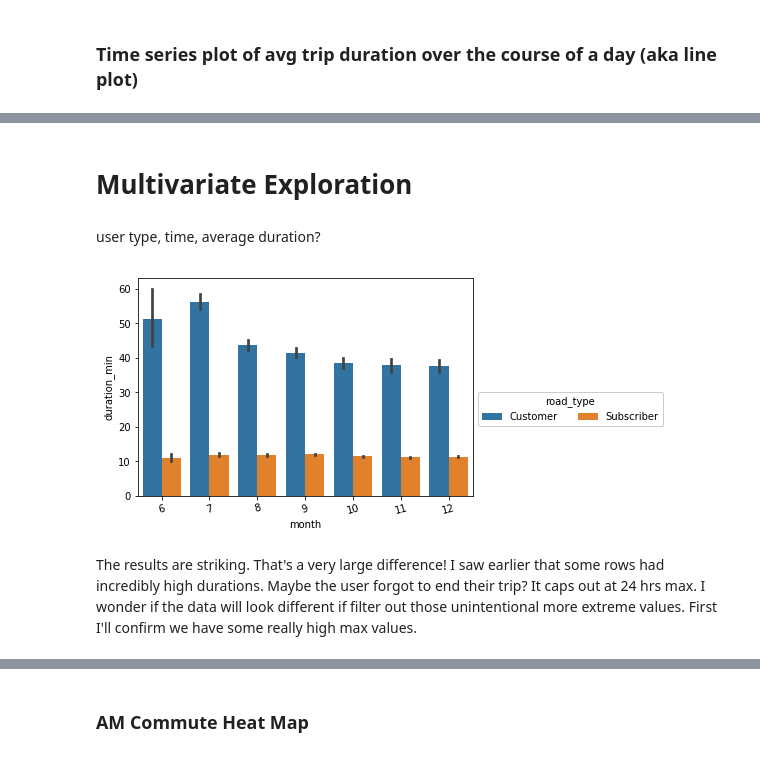
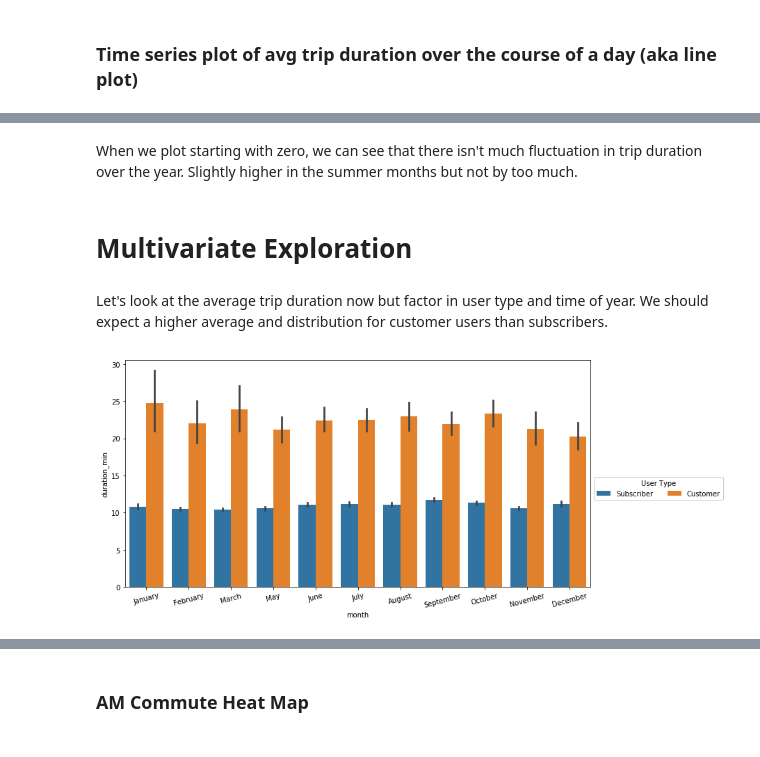
Before and after one commit to juliouribe/Visualizing_Bike_Data, a Jupyter notebook: Exploratory_Analysis.ipynb, the cells around one changed output, grey strips where cells are left out. Saved outputs shown, nothing was run; the diff lists cells and outputs as text; code cells hidden in the pictures.

```diff
--- a/Exploratory_Analysis.ipynb
+++ b/Exploratory_Analysis.ipynb
@@ -332 +384,4 @@ bikes_clean['hour'] = bikes_clean.start_time.dt.strftime("%H")
+# %%
+# creat new hour column so we can groupby hour and compute average duration
+sf_bikes['hour'] = sf_bikes.start_time.dt.strftime("%H")
 # %%
@@ -351,4 +411,4 @@ plt.ylabel('Average Duration (Mins)');
 # %%
-bikes_clean['day_year'] = bikes_clean.start_time.dt.strftime("%d-%b-%Y")
+sf_bikes['day_year'] = sf_bikes.start_time.dt.strftime("%d-%b-%Y")
 # %%
 plt.figure(figsize = (12, 6))
@@ -358,7 +422,7 @@ bikes_clean.groupby('day_year')['duration_min'].mean().plot();
 # %%
-bikes_clean['month'] = bikes_clean.start_time.dt.strftime("%B")
-months_order = ['June', 'July', 'August', 'September', 'October', 'November', 'December']
+sf_bikes['month'] = sf_bikes.start_time.dt.strftime("%B")
+months_order = ['January', 'February', 'March', 'May', 'June', 'July', 'August', 'September', 'October', 'November', 'December']
 month_classes = pd.api.types.CategoricalDtype(ordered = True, categories = months_order)
-bikes_clean['month'] = bikes_clean['month'].astype(month_classes);
+sf_bikes['month'] = sf_bikes['month'].astype(month_classes);
 # %%
 plt.figure(figsize = (12, 6))
@@ -375,24 +441,13 @@ plt.xlabel('');
+# %% [markdown]
+When we plot starting with zero, we can see that there isn't much fluctuation in trip duration over the year. Slightly higher in the summer months but not by too much.
 # %% [markdown]
 # Multivariate Exploration
-# %%
-# filter for gps locations within San Francisco
-sf_bikes = bikes_clean.query("start_station_latitude >= 37.707000 and start_station_latitude < 37.8100000 and start_station_longitude > -122.51000 and start_station_longitude <= -122.3700000")
-sf_bikes = sf_bikes.query("end_station_latitude >= 37.707000 and end_station_latitude < 37.8100000 and end_station_longitude > -122.51000 and end_station_longitude <= -122.3700000")
-sf_bikes.shape
-
-# AM commute 7am to 10am
-AM = sf_bikes.query("start_time.dt.hour >= 7 and start_time.dt.hour <= 10")
-
-# PM commute 3pm to 6pm
-PM = sf_bikes.query("start_time.dt.hour >= 15 and start_time.dt.hour <= 18")
-# %% [markdown]
-user type, time, average duration?
+# %% [markdown]
+Let's look at the average trip duration now but factor in user type and time of year. We should expect a higher average and distribution for customer users than subscribers.
 # %%
-sf_bikes['month'] = sf_bikes.start_time.dt.month
+plt.figure(figsize = (12, 6))
 ax = sb.barplot(data = sf_bikes, x = 'month', y = 'duration_min', hue = 'user_type')
 ax.legend(loc = 0, ncol = 3, framealpha = 1, title = 'User Type', bbox_to_anchor = (1.0, 0.5));
 plt.xticks(rotation = 15);
 # %% [output]
-[figure, old version]
+[figure, new version]
-# %% [markdown]
-The results are striking. That's a very large difference! I saw earlier that some rows had incredibly high durations. Maybe the user forgot to end their trip? It caps out at 24 hrs max. I wonder if the data will look different if filter out those unintentional more extreme values. First I'll confirm we have some really high max values.
```
Also changed, not shown: parts of 91 cells of this notebook.
